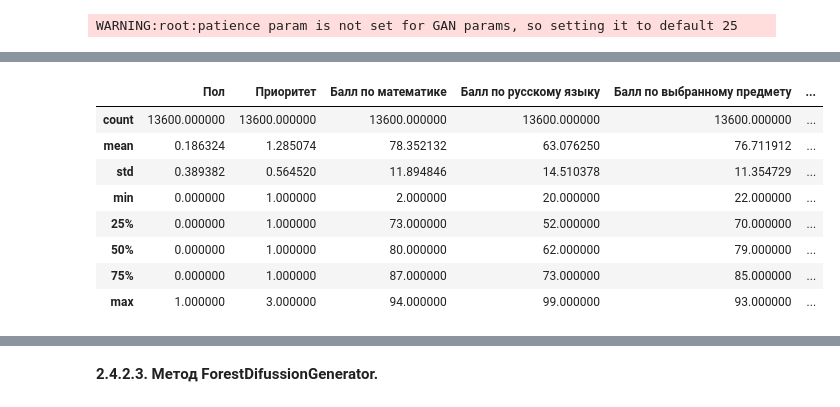
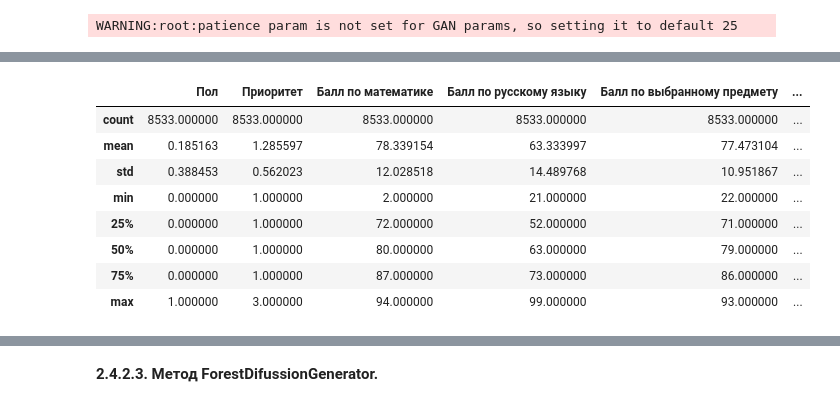
Before and after one commit to ashira09/application-of-neural-networks-to-predict-student-performance, a Jupyter notebook: nn.ipynb, the cells around one changed output, grey strips where cells are left out. Saved outputs shown, nothing was run; the diff lists cells and outputs as text; code cells hidden in the pictures.

```diff
--- a/nn.ipynb
+++ b/nn.ipynb
@@ -562,12 +684,12 @@ extended_df_features.head()
 # %%
-extended_df_features.describe()
+gang_extended_data[gang_extended_data["Успеваемость"]==2].describe()
 # %% [output]
 |  | Пол | Приоритет | Балл по математике | Балл по русскому языку | Балл по выбранному предмету | ... |
-| count | 13600.000000 | 13600.000000 | 13600.000000 | 13600.000000 | 13600.000000 | ... |
-| mean | 0.186324 | 1.285074 | 78.352132 | 63.076250 | 76.711912 | ... |
-| std | 0.389382 | 0.564520 | 11.894846 | 14.510378 | 11.354729 | ... |
-| min | 0.000000 | 1.000000 | 2.000000 | 20.000000 | 22.000000 | ... |
-| 25% | 0.000000 | 1.000000 | 73.000000 | 52.000000 | 70.000000 | ... |
-| 50% | 0.000000 | 1.000000 | 80.000000 | 62.000000 | 79.000000 | ... |
-| 75% | 0.000000 | 1.000000 | 87.000000 | 73.000000 | 85.000000 | ... |
+| count | 8533.000000 | 8533.000000 | 8533.000000 | 8533.000000 | 8533.000000 | ... |
+| mean | 0.185163 | 1.285597 | 78.339154 | 63.333997 | 77.473104 | ... |
+| std | 0.388453 | 0.562023 | 12.028518 | 14.489768 | 10.951867 | ... |
+| min | 0.000000 | 1.000000 | 2.000000 | 21.000000 | 22.000000 | ... |
+| 25% | 0.000000 | 1.000000 | 72.000000 | 52.000000 | 71.000000 | ... |
+| 50% | 0.000000 | 1.000000 | 80.000000 | 63.000000 | 79.000000 | ... |
+| 75% | 0.000000 | 1.000000 | 87.000000 | 73.000000 | 86.000000 | ... |
 | max | 1.000000 | 3.000000 | 94.000000 | 99.000000 | 93.000000 | ... |
```
Also changed, not shown: parts of 77 cells of this notebook.
